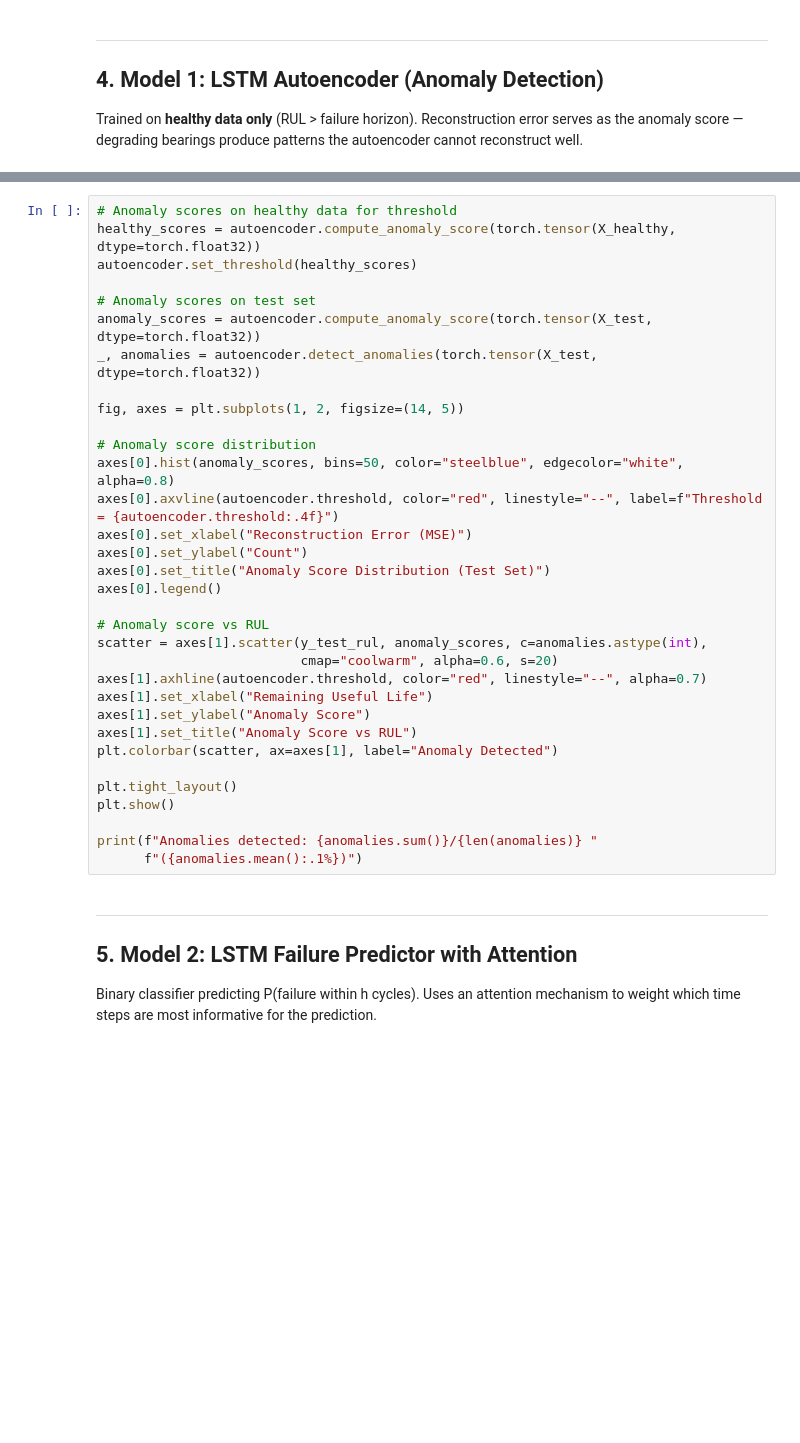
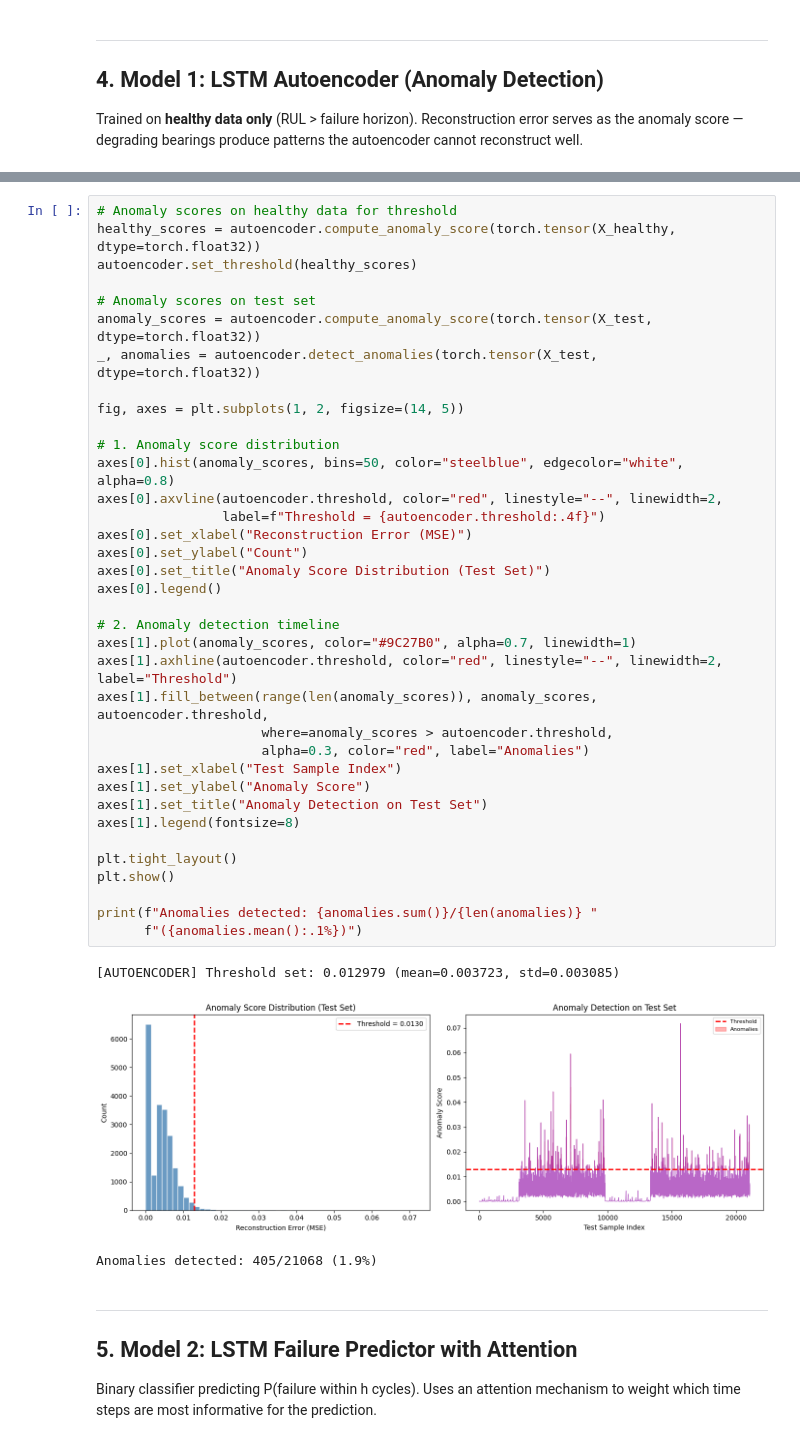
Before and after one commit to SivaKanth007/Capstone-Project, a Jupyter notebook: notebooks/Smart_Industrial_Maintenance_Repo_Pipeline.ipynb, the cells around one changed output, grey strips where cells are left out. Cells and saved outputs as stored; diff of their text form; blank space fills up the shorter version.

```diff
--- a/notebooks/Smart_Industrial_Maintenance_Repo_Pipeline.ipynb
+++ b/notebooks/Smart_Industrial_Maintenance_Repo_Pipeline.ipynb
@@ -137,36 +196,43 @@ ae_trainer.save_model(os.path.join(config.MODELS_DIR, "autoencoder.pt"))
 # %%
 # Anomaly scores on healthy data for threshold
 healthy_scores = autoencoder.compute_anomaly_score(torch.tensor(X_healthy, dtype=torch.float32))
 autoencoder.set_threshold(healthy_scores)
 
 # Anomaly scores on test set
 anomaly_scores = autoencoder.compute_anomaly_score(torch.tensor(X_test, dtype=torch.float32))
 _, anomalies = autoencoder.detect_anomalies(torch.tensor(X_test, dtype=torch.float32))
 
 fig, axes = plt.subplots(1, 2, figsize=(14, 5))
 
-# Anomaly score distribution
+# 1. Anomaly score distribution
 axes[0].hist(anomaly_scores, bins=50, color="steelblue", edgecolor="white", alpha=0.8)
-axes[0].axvline(autoencoder.threshold, color="red", linestyle="--", label=f"Threshold = {autoencoder.threshold:.4f}")
+axes[0].axvline(autoencoder.threshold, color="red", linestyle="--", linewidth=2,
+                label=f"Threshold = {autoencoder.threshold:.4f}")
 axes[0].set_xlabel("Reconstruction Error (MSE)")
 axes[0].set_ylabel("Count")
 axes[0].set_title("Anomaly Score Distribution (Test Set)")
 axes[0].legend()
 
-# Anomaly score vs RUL
-scatter = axes[1].scatter(y_test_rul, anomaly_scores, c=anomalies.astype(int),
-                          cmap="coolwarm", alpha=0.6, s=20)
-axes[1].axhline(autoencoder.threshold, color="red", linestyle="--", alpha=0.7)
-axes[1].set_xlabel("Remaining Useful Life")
+# 2. Anomaly detection timeline
+axes[1].plot(anomaly_scores, color="#9C27B0", alpha=0.7, linewidth=1)
+axes[1].axhline(autoencoder.threshold, color="red", linestyle="--", linewidth=2, label="Threshold")
+axes[1].fill_between(range(len(anomaly_scores)), anomaly_scores, autoencoder.threshold,
+                     where=anomaly_scores > autoencoder.threshold,
+                     alpha=0.3, color="red", label="Anomalies")
+axes[1].set_xlabel("Test Sample Index")
 axes[1].set_ylabel("Anomaly Score")
-axes[1].set_title("Anomaly Score vs RUL")
-plt.colorbar(scatter, ax=axes[1], label="Anomaly Detected")
+axes[1].set_title("Anomaly Detection on Test Set")
+axes[1].legend(fontsize=8)
 
 plt.tight_layout()
 plt.show()
 
 print(f"Anomalies detected: {anomalies.sum()}/{len(anomalies)} "
       f"({anomalies.mean():.1%})")
+# %% [output]
+[AUTOENCODER] Threshold set: 0.012979 (mean=0.003723, std=0.003085)
+[figure, added]
+Anomalies detected: 405/21068 (1.9%)
 # %% [markdown]
 ---
 ## 5. Model 2: LSTM Failure Predictor with Attention
```
Also changed, not shown: parts of 23 cells of this notebook, 9 other files.
